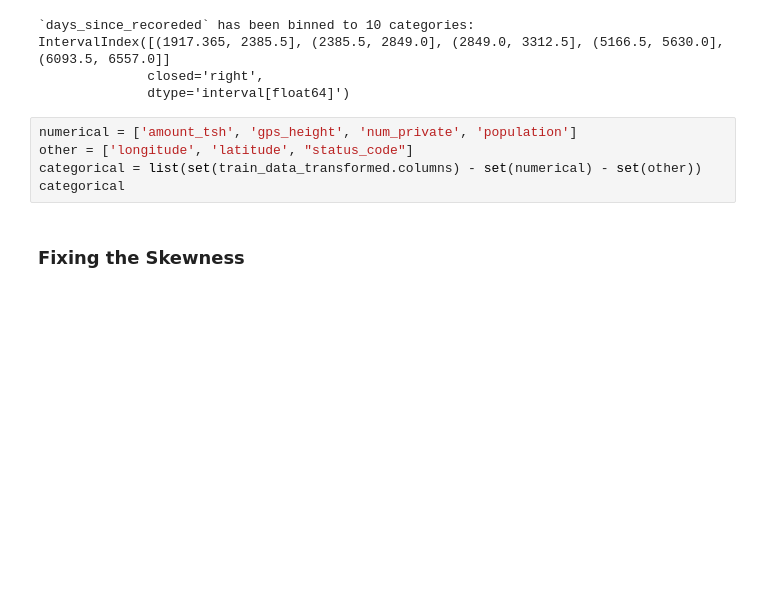
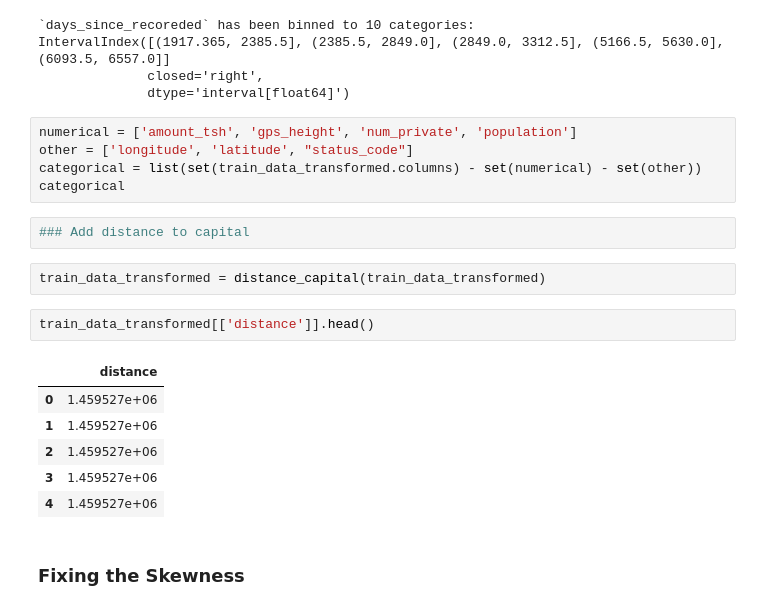
Before and after one commit to mradazoury/Pump_it_Up_ML_project, a Jupyter notebook: 2. Data Preperation.ipynb, the cells around one changed output. Drawn from its saved outputs; the diff is of its cells as text; blank space fills up the shorter version.

Commit message:
Distance to capital

```diff
--- a/2. Data Preperation.ipynb
+++ b/2. Data Preperation.ipynb
@@ -213,6 +213,19 @@ numerical = ['amount_tsh', 'gps_height', 'num_private', 'population']
 other = ['longitude', 'latitude', "status_code"]
 categorical = list(set(train_data_transformed.columns) - set(numerical) - set(other))
 categorical
+# %%
+### Add distance to capital
+# %%
+train_data_transformed = distance_capital(train_data_transformed)
+# %%
+train_data_transformed[['distance']].head()
+# %% [output]
+|  | distance |
+| 0 | 1.459527e+06 |
+| 1 | 1.459527e+06 |
+| 2 | 1.459527e+06 |
+| 3 | 1.459527e+06 |
+| 4 | 1.459527e+06 |
 # %% [markdown]
 ### Fixing the Skewness
 # %%
```
Also changed, not shown: 1 other file.
